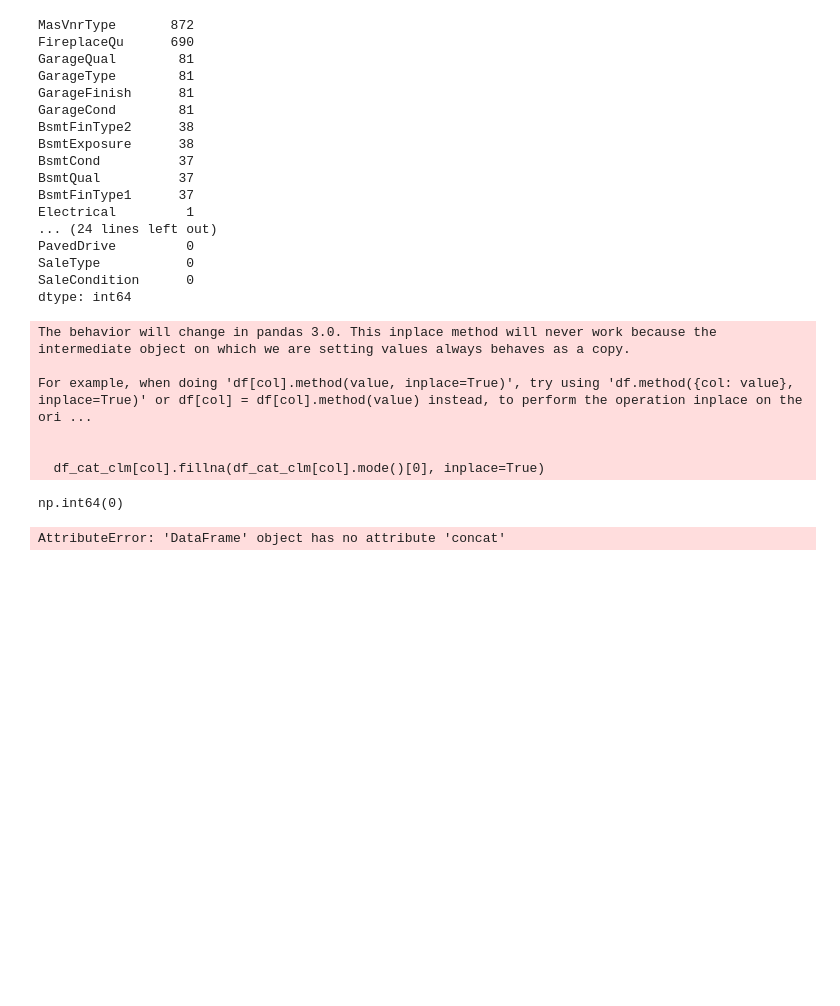
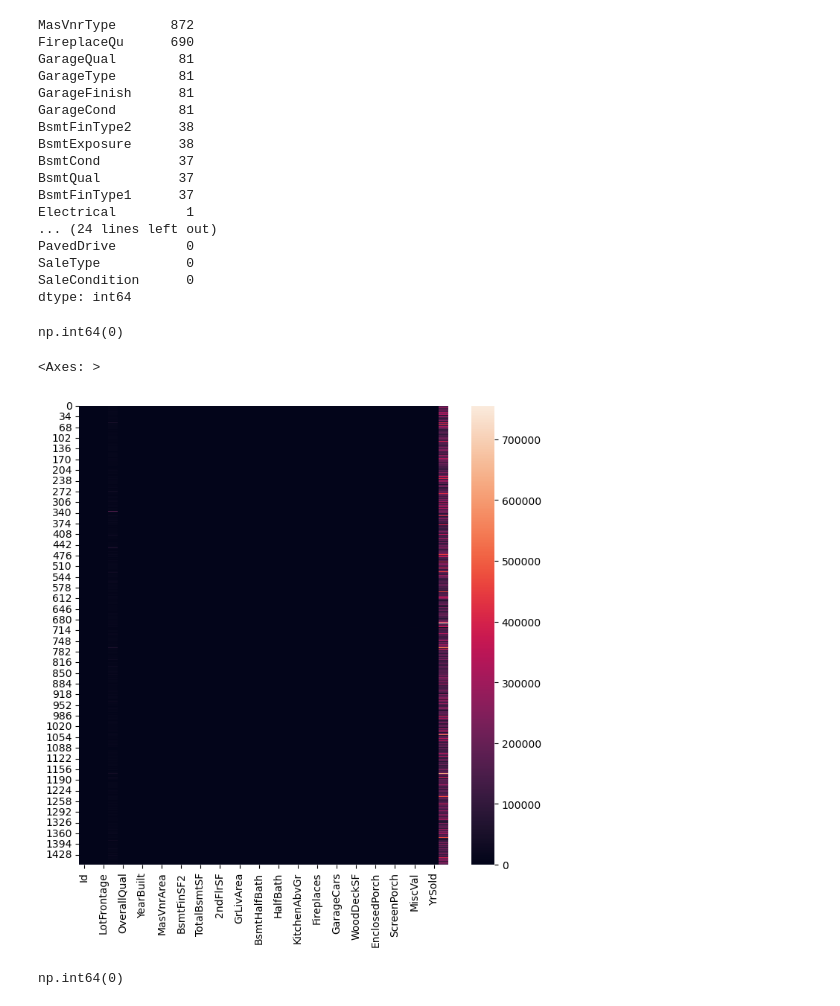
Before and after one commit to Kanchan910/House-Price-Prediction, a Jupyter notebook: data_cleaning.ipynb, the cells around one changed output. Saved outputs shown, nothing was run; the diff lists cells and outputs as text; code cells hidden in the pictures; blank space fills up the shorter version.

Commit message:
performed data cleaning

```diff
--- a/data_cleaning.ipynb
+++ b/data_cleaning.ipynb
@@ -172,20 +176,22 @@ SaleType           0
 SaleCondition      0
 dtype: int64
 # %%
-for col in df_cat_clm.columns:
-    df_cat_clm[col].fillna(df_cat_clm[col].mode()[0], inplace=True)
+#for col in df_cat_clm.columns:
+    #df_cat_clm[col].fillna(df_cat_clm[col].mode()[0], inplace=True)
+df_cat_clm.fillna(df_cat_clm.mode().iloc[0],inplace=True)
-# %% [output]
-The behavior will change in pandas 3.0. This inplace method will never work because the intermediate object on which we are setting values always behaves as a copy.
-
-For example, when doing 'df[col].method(value, inplace=True)', try using 'df.method({col: value}, inplace=True)' or df[col] = df[col].method(value) instead, to perform the operation inplace on the ori ...
-
-
-  df_cat_clm[col].fillna(df_cat_clm[col].mode()[0], inplace=True)
 # %%
 df_cat_clm.isnull().sum().sum()
 # %% [output]
 np.int64(0)
+# %%
+plt.figure(figsize=(8,8))
+sns.heatmap(df_num_clm)
+# %% [output]
+<Axes: >
+[figure, added]
 # %%
-df.concat([df_cat_clm,df_num_clm],axis=1)
+df_new = pd.concat([df_cat_clm,df_num_clm],axis=1)()
-# %% [output]
-AttributeError: 'DataFrame' object has no attribute 'concat'
+# %%
+df_new.isnull().sum().sum()
+# %% [output]
+np.int64(0)
```
Also changed, not shown: parts of 19 cells of this notebook.
